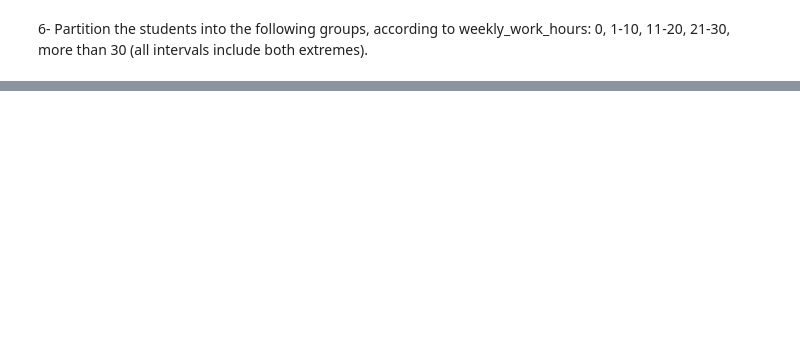
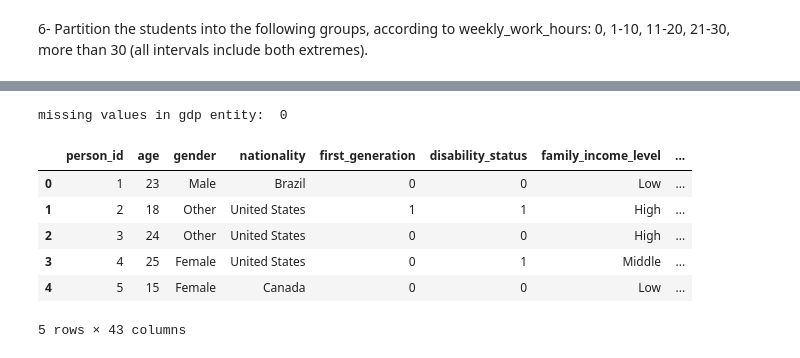
Before and after one commit to epedrazzoli2-prog/cs-projects, a Jupyter notebook: esame.ipynb, the cells around one changed output, grey strips where cells are left out. Drawn from its saved outputs; the diff is of its cells as text; code cells hidden in the pictures; blank space fills up the shorter version.

```diff
--- a/esame.ipynb
+++ b/esame.ipynb
@@ -149,0 +156,12 @@ df
+# %%
+df['risk_score'] = 0
+df.loc[df['tuition_up_to_date'] == 0, 'risk_score'] += 2
+df.loc[df['stress_level'] >= 8, 'risk_score'] += 1
+df.loc[df['sleep_hours'] < 5, 'risk_score'] += 1
+df.loc[(df['part_time_job'] == 1) & (df['weekly_work_hours'] > 20), 'risk_score'] += 1
+df.loc[df['attendance_rate'] < 60, 'risk_score'] += 2
+df.loc[df['missed_deadlines'] > 3, 'risk_score'] += 1
+count_risk = df.groupby('risk_score')['person_id'].count()
+dropout_rate = df.groupby('risk_score')['dropout'].mean()
+student_risk_score = pd.DataFrame({'number_of_students' : count_risk, 'dropout_rate' : dropout_rate})
+student_risk_score
@@ -149,0 +227,17 @@ df
+# %%
+df.loc[df['nationality'] == 'USA', 'nationality'] = 'United States'
+df.loc[df['nationality'] == 'UK', 'nationality'] = 'United Kingdom'
+# %%
+df_tot = pd.merge(df, gdp, left_on = 'nationality', right_on = 'entity', how = 'left')
+print('missing values in gdp entity: ', df_tot['entity'].isnull().sum())
+df_tot = df_tot.drop(columns = 'entity')
+df_tot.head()
+# %% [output]
+missing values in gdp entity:  0
+|  | person_id | age | gender | nationality | first_generation | disability_status | family_income_level | ... |
+| 0 | 1 | 23 | Male | Brazil | 0 | 0 | Low | ... |
+| 1 | 2 | 18 | Other | United States | 1 | 1 | High | ... |
+| 2 | 3 | 24 | Other | United States | 0 | 0 | High | ... |
+| 3 | 4 | 25 | Female | United States | 0 | 1 | Middle | ... |
+| 4 | 5 | 15 | Female | Canada | 0 | 0 | Low | ... |
+5 rows × 43 columns
```
Also changed, not shown: parts of 13 cells of this notebook.
